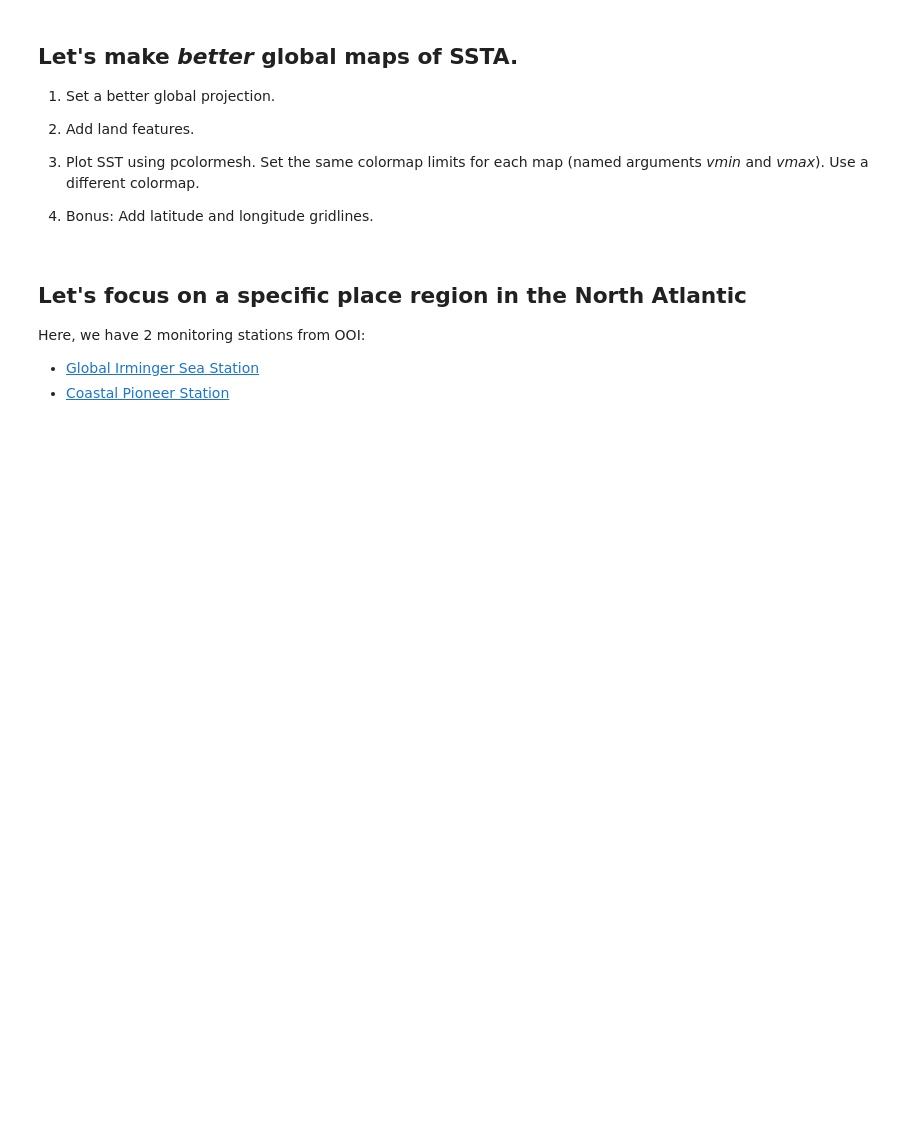
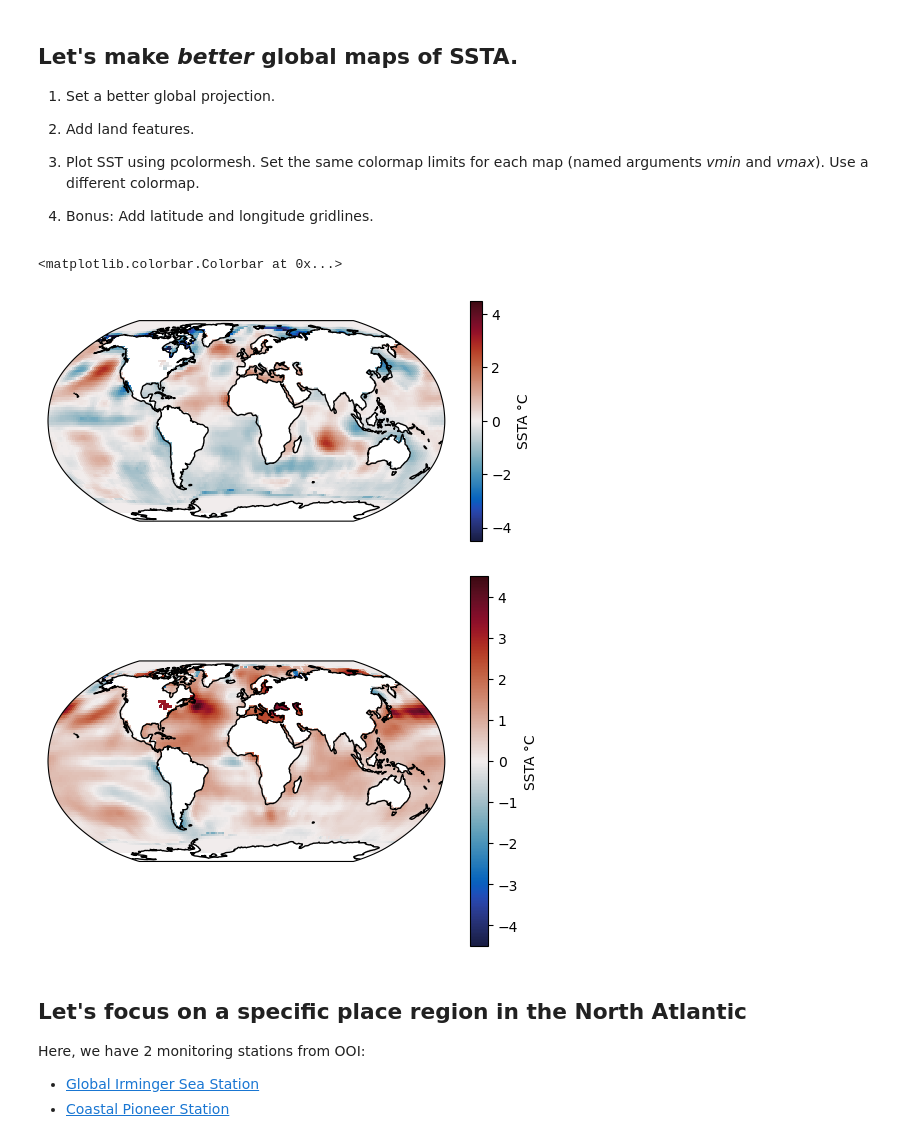
Before and after one commit to leelooliam/week7_live_demo, a Jupyter notebook: map_practice.ipynb, the cells around one changed output. Drawn from its saved outputs; the diff is of its cells as text; code cells hidden in the pictures; blank space fills up the shorter version.

```diff
--- a/map_practice.ipynb
+++ b/map_practice.ipynb
@@ -60,6 +159,40 @@ sst_2024=get_data('https://www.ncei.noaa.gov/pub/data/cmb/ersst/v5/netcdf/ersst.
 3) Plot SST using pcolormesh. Set the same colormap limits for each map (named arguments *vmin* and *vmax*). Use a different colormap.
 
 4) Bonus: Add latitude and longitude gridlines.
+# %%
+import cmocean
+
+# creat 1945 better map
+fig = plt.figure()
+# set new projection
+ax = plt.axes(projection = ccrs.Robinson())
+p = plt.pcolormesh(lon, lat, ssta_1945, cmap = cmocean.cm.balance, transform = ccrs.PlateCarree(),
+              vmin = -4.5, vmax = 4.5)
+
+# add features
+ax.coastlines(resolution = '110m', color = 'black')
+ax.add_feature(cfeature.LAND, color = 'white')
+
+# add color bar
+plt.colorbar(p, label = u'SSTA \N{DEGREE SIGN}C', shrink = 0.65)
+
+# creat 2024 better map
+fig = plt.figure()
+# set new projection
+ax = plt.axes(projection = ccrs.Robinson())
+plt.pcolormesh(lon, lat, ssta_2024, cmap = cmocean.cm.balance, transform = ccrs.PlateCarree(),
+              vmin = -4.5, vmax = 4.5)
+
+# add features
+ax.coastlines(resolution = '110m', color = 'black')
+ax.add_feature(cfeature.LAND, color = 'white')
+
+# add color bar
+plt.colorbar(label = u'SSTA \N{DEGREE SIGN}C')
+# %% [output]
+<matplotlib.colorbar.Colorbar at 0x...>
+[figure, added]
+[figure, added]
 # %% [markdown]
 ## Let's focus on a specific place region in the North Atlantic
 Here, we have 2 monitoring stations from OOI:
```
Also changed, not shown: parts of 4 cells of this notebook.
